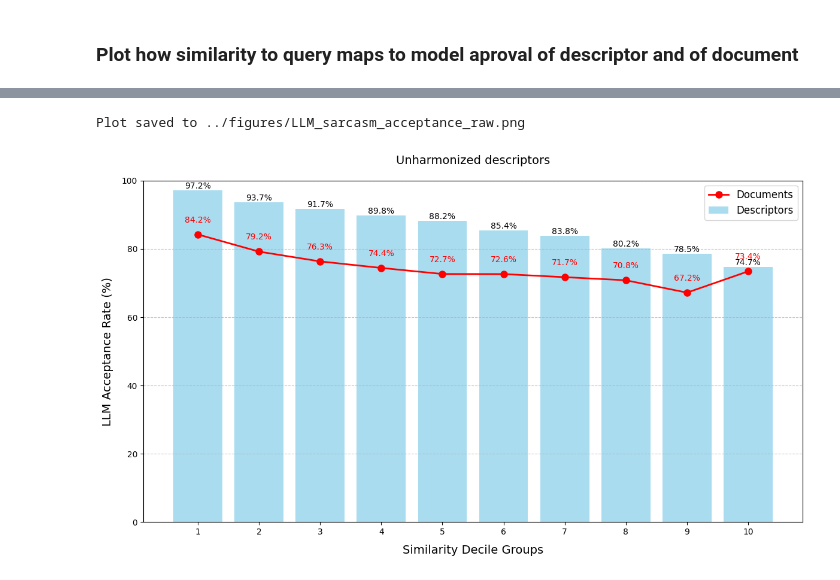
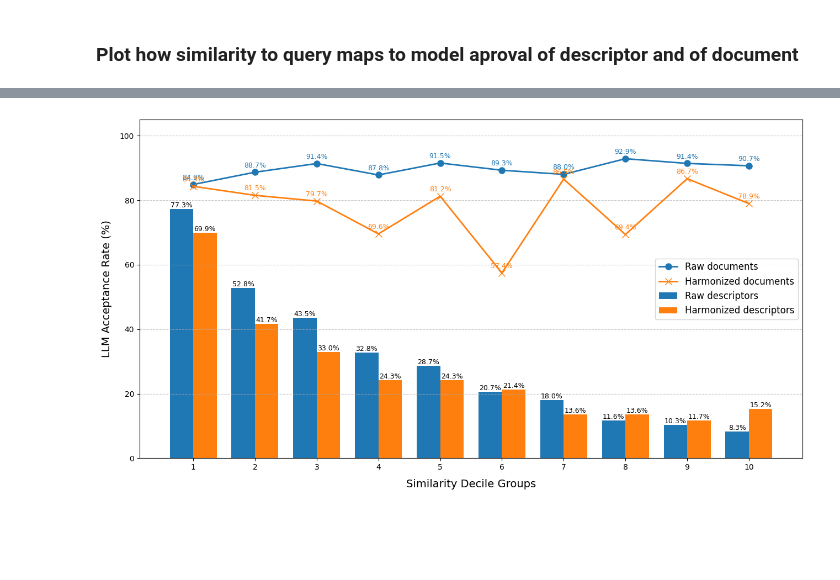
Before and after one commit to TurkuNLP/LLM_document_descriptors, a Jupyter notebook: notebooks/query_results_error_analysis.ipynb, the cells around one changed output, grey strips where cells are left out. Saved outputs shown, nothing was run; the diff lists cells and outputs as text; code cells hidden in the pictures; blank space fills up the shorter version.

Commit message:
Notebooks for result analysis

```diff
--- a/notebooks/query_results_error_analysis.ipynb
+++ b/notebooks/query_results_error_analysis.ipynb
@@ -54,17 +31,17 @@ random.sample(explanations_for_no, k=20)
 # %% [markdown]
 ### Plot how similarity to query maps to model aproval of descriptor and of document
 # %%
-query_doc_match_raw = Path("../results/LLM_as_judge/QueryDocMatch_raw.jsonl")
-query_doc_match_harm = Path("../results/LLM_as_judge/QueryDocMatch_harmonized.jsonl")
+query_doc_match_raw = Path("../results/LLM_as_judge/QueryDocMatch_validated_all_sarcasm_raw.jsonl")
+query_doc_match_harm = Path("../results/LLM_as_judge/QueryDocMatch_validated_all_sarcasm_harmonized.jsonl")
 
-raw_search_results = Path("../results/faiss/raw_search_results.jsonl")
-harm_search_results = Path("../results/faiss/harmonized_search_results.jsonl")
+raw_search_results = Path("../results/faiss/raw_search_results_sarcasm.jsonl")
+harm_search_results = Path("../results/faiss/harmonized_search_results_sarcasm.jsonl")
 
-model_validated_descriptors_raw = Path("../results/LLM_as_judge/sarcasm_descriptor_correspondence_raw.jsonl")
-model_validated_descriptors_harm = Path("../results/LLM_as_judge/sarcasm_descriptor_correspondence_harmonized.jsonl")
+model_validated_descriptors_raw = Path("../results/LLM_as_judge/QueryDescriptorMatch_raw_sarcasm.jsonl")
+model_validated_descriptors_harm = Path("../results/LLM_as_judge/QueryDescriptorMatch_harmonized_sarcasm.jsonl")
 
-model_validated_docs_raw = Path("../results/faiss/valid_sarcasm_docs_raw.txt")
-model_validated_docs_harm = Path("../results/faiss/valid_sarcasm_docs_harmonized.txt")
+model_validated_docs_raw = Path("../data/query_samples/validated_all_sarcasm_raw.jsonl")
+model_validated_docs_harm = Path("../data/query_samples/validated_all_sarcasm_harmonized.jsonl")
 
 
 
@@ -77,7 +54,6 @@ harm_search_results = read_jsonl(harm_search_results)
 raw_descriptors = read_jsonl(model_validated_descriptors_raw)
 harm_descriptors = read_jsonl(model_validated_descriptors_harm)
 
-with open(model_validated_docs_raw, "r") as r, open(model_validated_docs_harm, "r") as h:
-    raw_docs = [d.strip() for d in r.readlines()]
-    harm_docs = [d.strip() for d in h.readlines()]
+raw_documents = read_jsonl(model_validated_docs_raw)
+harm_documents = read_jsonl(model_validated_docs_harm)
 # %%
@@ -105,12 +81,15 @@ raw_distances = descriptor_distances(raw_search_results)
 harm_distances = descriptor_distances(harm_search_results)
 # %%
 def validated_descriptor_to_doc_mapping(search_results, validated_descriptors):
+    seen = set()
     descriptors_and_docs = {}
     for desc in search_results[0]["results"]:
         descriptor = desc["descriptor"]
         if descriptor in validated_descriptors:
             docs = []
             for doc in desc["documents"]:
+                #if doc["text"] not in seen:
+                #    seen.add(doc["text"])
                 docs.append(doc["text"])
             descriptors_and_docs[descriptor] = docs
 
@@ -132,14 +111,13 @@ def get_validated_docs(responses, desc2doc):
                 if doc == response_doc:
                     if response["response"].lower().strip("* ").endswith("answer: yes"):
                         documents_accepted += 1
+                    elif response["response"].lower().strip("* ").endswith("answer: partial"):
+                        documents_accepted += 1
                     else:
                         documents_rejected += 1
         doc_acceptance_by_desc[descriptor] = {"accepted": documents_accepted, "rejected": documents_rejected}
 
-
     return doc_acceptance_by_desc
-
-
 
 raw_docs_acceptance_by_desc = get_validated_docs(raw_responses, descriptors_and_docs_raw)
 harm_docs_acceptance_by_desc = get_validated_docs(harm_responses, descriptors_and_docs_harm)
@@ -253,11 +123,0 @@ Plot saved to ../figures/LLM_sarcasm_acceptance_harmonized.png
-# %%
-plot_validation_distribution(
-    validated_raw_descriptors,
-    raw_descriptors_with_validated_docs,
-    raw_distances,
-    descriptor_type = "raw",
-    save_path = Path("../figures/LLM_sarcasm_acceptance_raw.png")
-)
-# %% [output]
-Plot saved to ../figures/LLM_sarcasm_acceptance_raw.png
-[figure, removed]
@@ -263,0 +321,13 @@ Plot saved to ../figures/LLM_sarcasm_acceptance_raw.png
+# %%
+plot_combined_validation_distribution(
+    validated_harm_descriptors,
+    harm_docs_acceptance_by_desc,
+    harm_distances,
+    validated_raw_descriptors,
+    raw_docs_acceptance_by_desc,
+    raw_distances,
+    #save_path=Path("../figures/LLM_sarcasm_acceptance_both.png"),
+    bin_count=10
+)
+# %% [output]
+[figure, added]
```
Also changed, not shown: parts of 7 cells of this notebook, 4 other files.
